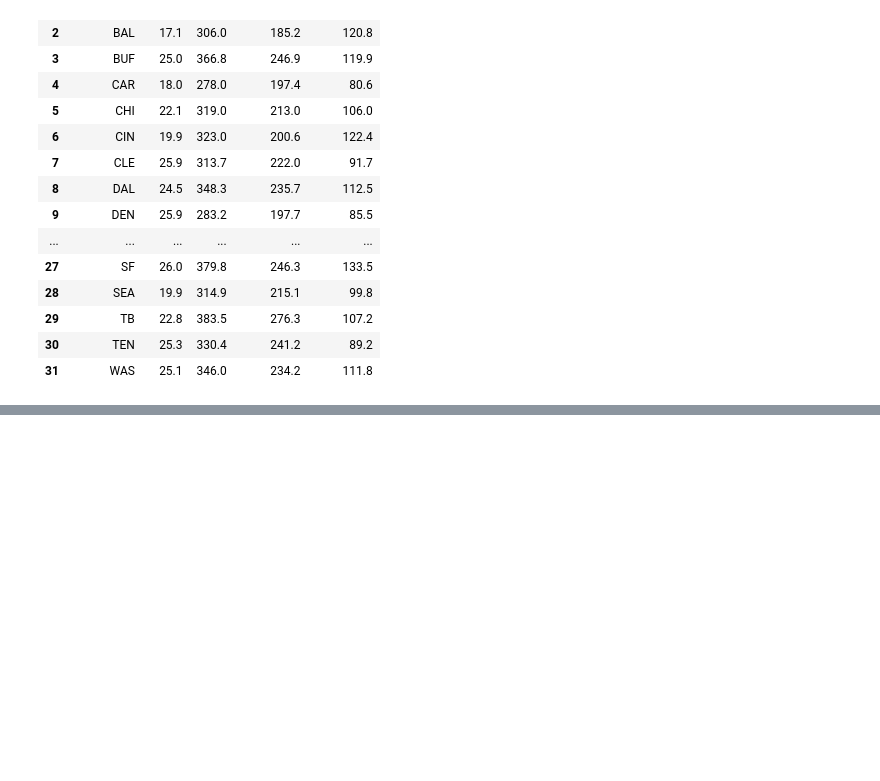
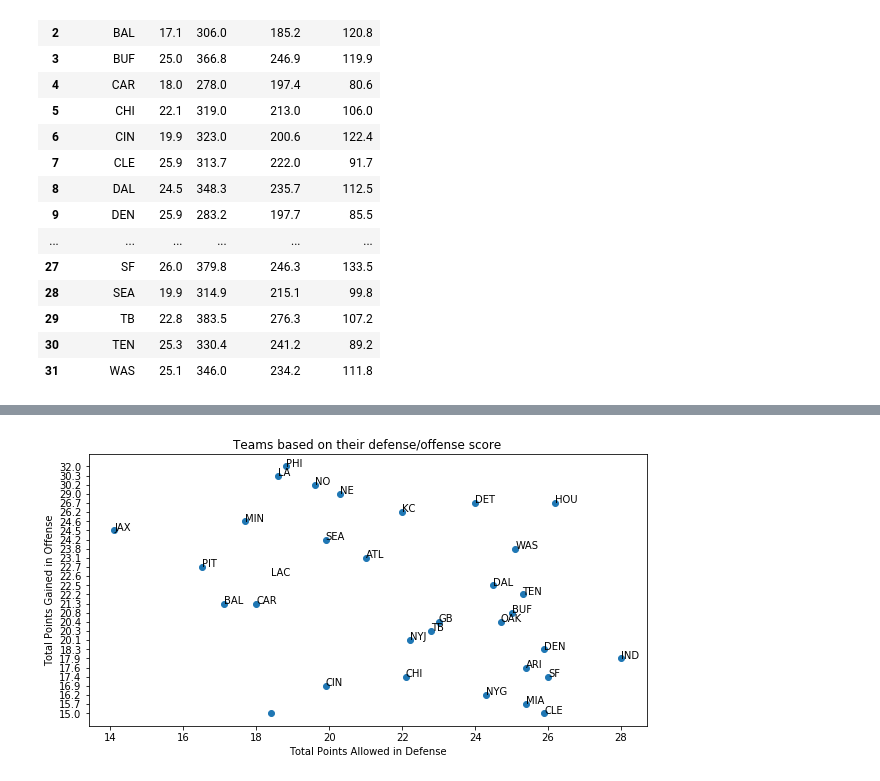
Before and after one commit to AndreiUngur/FootballAnalysis, a Jupyter notebook: Tests.ipynb, the cells around one changed output, grey strips where cells are left out. Saved outputs shown, nothing was run; the diff lists cells and outputs as text; code cells hidden in the pictures; blank space fills up the shorter version.

```diff
--- a/Tests.ipynb
+++ b/Tests.ipynb
@@ -154,0 +274,14 @@ df.head()
+# %%
+#df3.sort_values("points")
+plt.figure(figsize=(10,5))
+x_values = df3['points'].values
+y_values = df2['points'].values
+plt.scatter(x_values, y_values)
+plt.title("Teams based on their defense/offense score")
+plt.xlabel("Total Points Allowed in Defense")
+plt.ylabel("Total Points Gained in Offense")
+for i, txt in enumerate(df3['team-name'].values):
+    plt.annotate(txt, (df3['points'][i],df2['points'][i]))
+plt.show()
+# %% [output]
+[figure, added]
```
Also changed, not shown: parts of 16 cells of this notebook.
